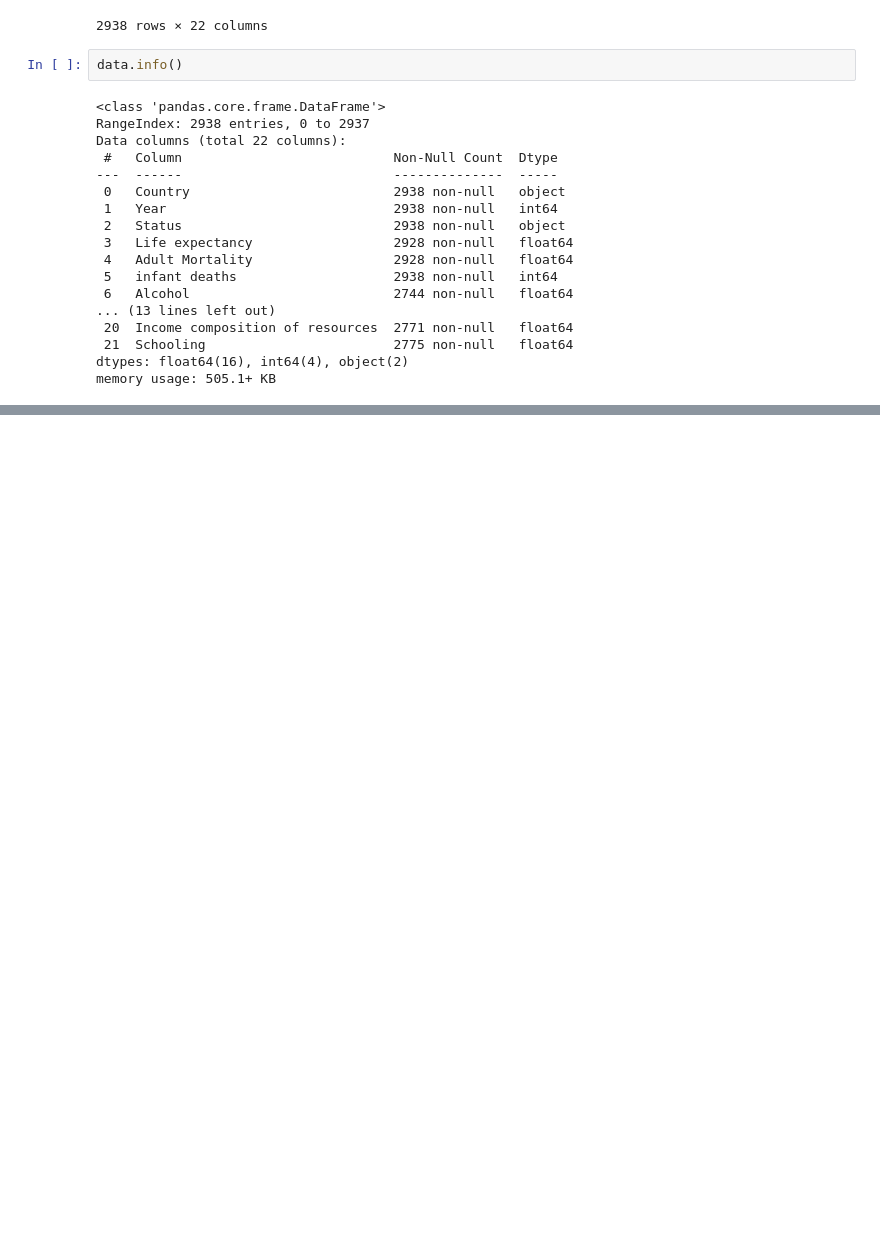
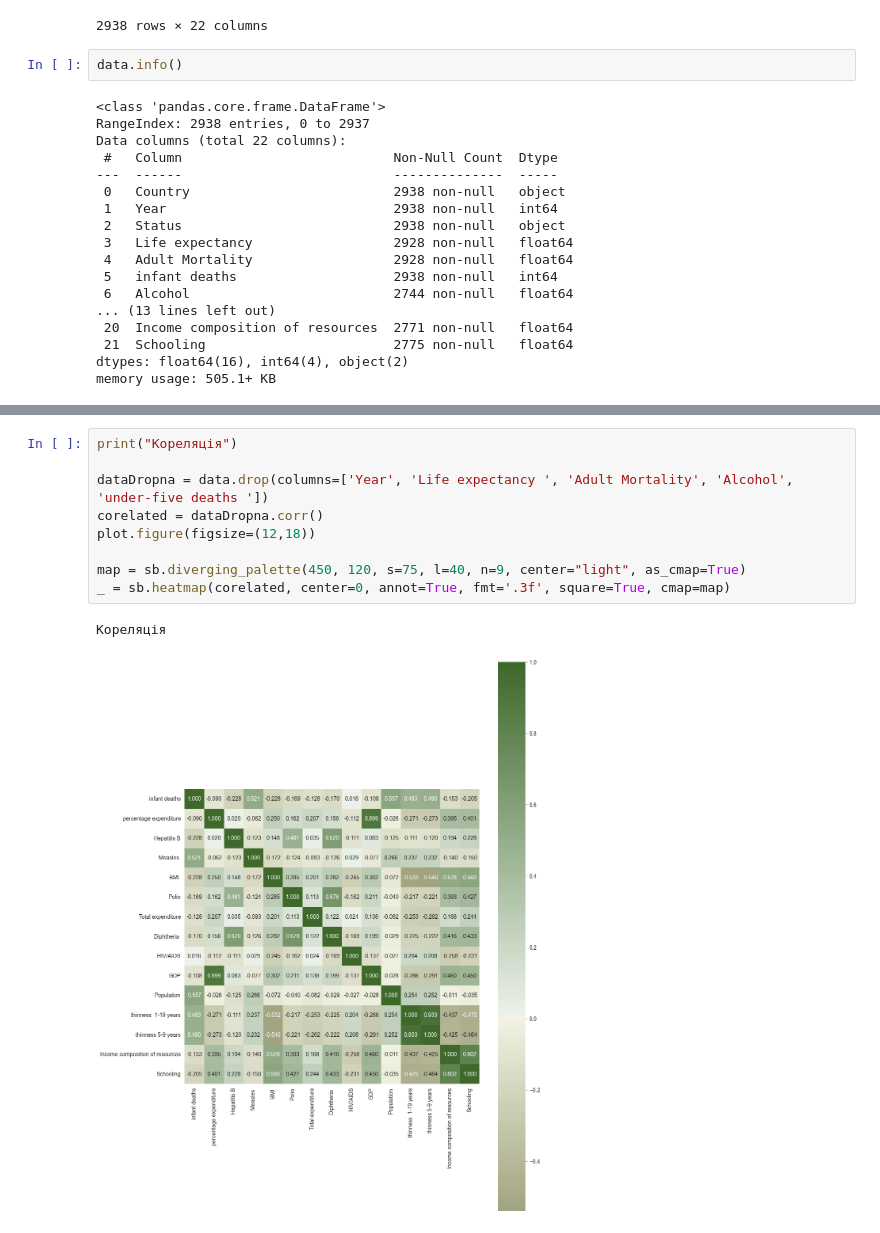
Before and after one commit to PrinceVIS/IADlabsPP32, a Jupyter notebook: Laba3/Laba3.ipynb, the cells around one changed output, grey strips where cells are left out. Cells and saved outputs as stored; diff of their text form; blank space fills up the shorter version.

```diff
--- a/Laba3/Laba3.ipynb
+++ b/Laba3/Laba3.ipynb
@@ -371,0 +184,12 @@ Diphtheria   Середня  0.47949486434158567
+# %%
+print("Кореляція")
+
+dataDropna = data.drop(columns=['Year', 'Life expectancy ', 'Adult Mortality', 'Alcohol', 'under-five deaths '])
+corelated = dataDropna.corr()
+plot.figure(figsize=(12,18))
+
+map = sb.diverging_palette(450, 120, s=75, l=40, n=9, center="light", as_cmap=True)
+_ = sb.heatmap(corelated, center=0, annot=True, fmt='.3f', square=True, cmap=map)
+# %% [output]
+Кореляція
+[figure, added]
```
Also changed, not shown: parts of 43 cells of this notebook, 1 other file.
